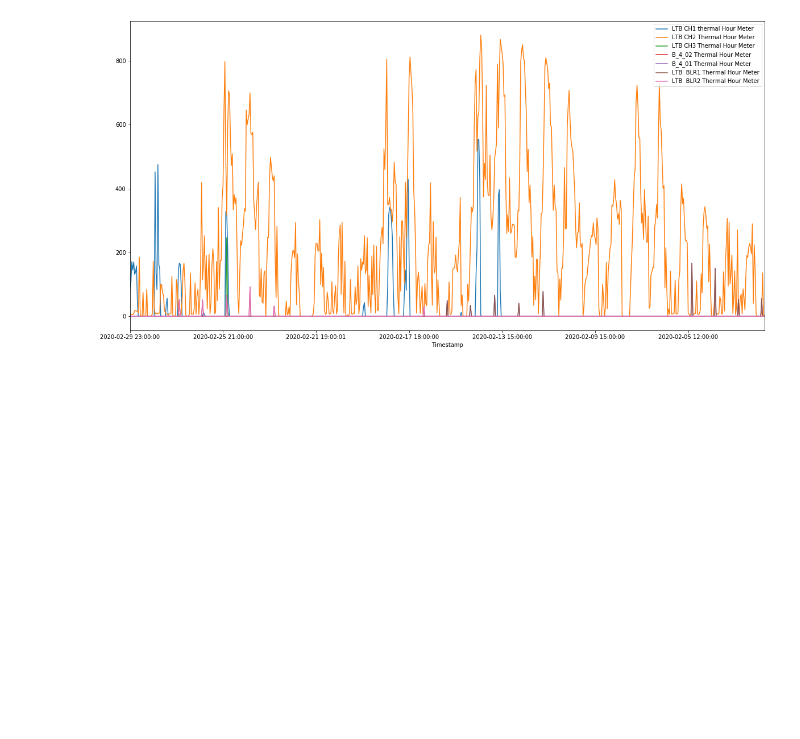
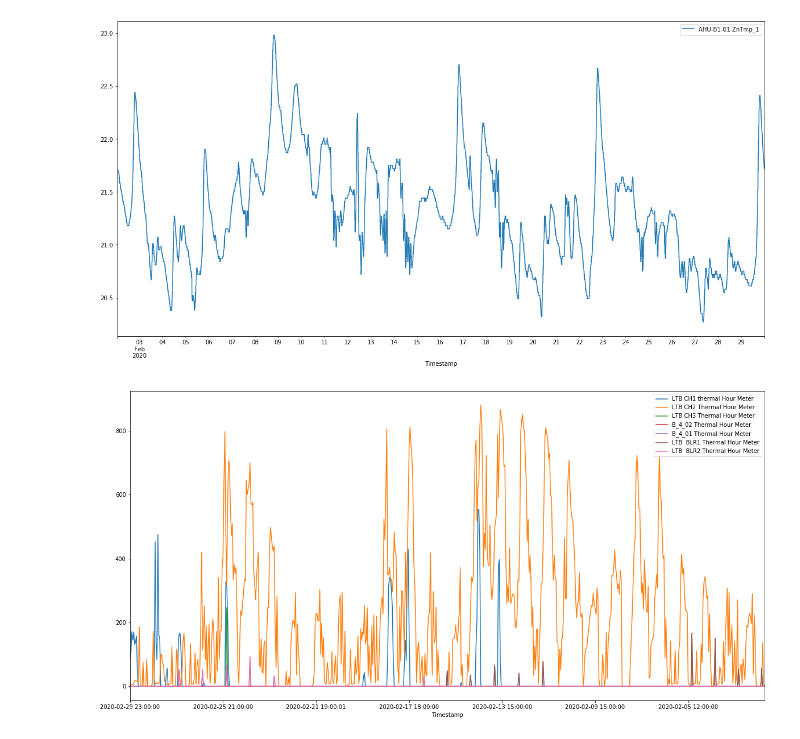
Before and after one commit to Pencilvesterr/TRC4200_LTB, a Jupyter notebook: local_data_manipulation.ipynb, the cells around one changed output. Cells and saved outputs as stored; diff of their text form; code cells hidden in the pictures; blank space fills up the shorter version.

```diff
--- a/local_data_manipulation.ipynb
+++ b/local_data_manipulation.ipynb
@@ -19,3 +31,17 @@ chiller_power, boiler_power = get_power_used(df_chiller_boiler_power)
+# %%
+ # Get current axis
+fig= plt.figure(figsize=(20,10))
+ax = plt.gca()
+
+counter = 0
+for col in df_ltb_temps.columns:
+    if col != 'Timestamp' and col != 'OaRH' and col == 'AHU-B1-01 ZnTmp_1':
+        df_ltb_temps.plot(kind='line',x='Timestamp',y=col, ax=ax)
+    counter += 1
+
+plt.show()
+# %% [output]
+[figure, added]
 # %%
 # Assume first column is string of datetime, check with
 df_fcu_sth_raw = pd.read_csv('data/Gnd floor FCU Sth 16032020.csv', parse_dates=[0],  dayfirst=True)
```
Also changed, not shown: parts of 3 cells of this notebook.
